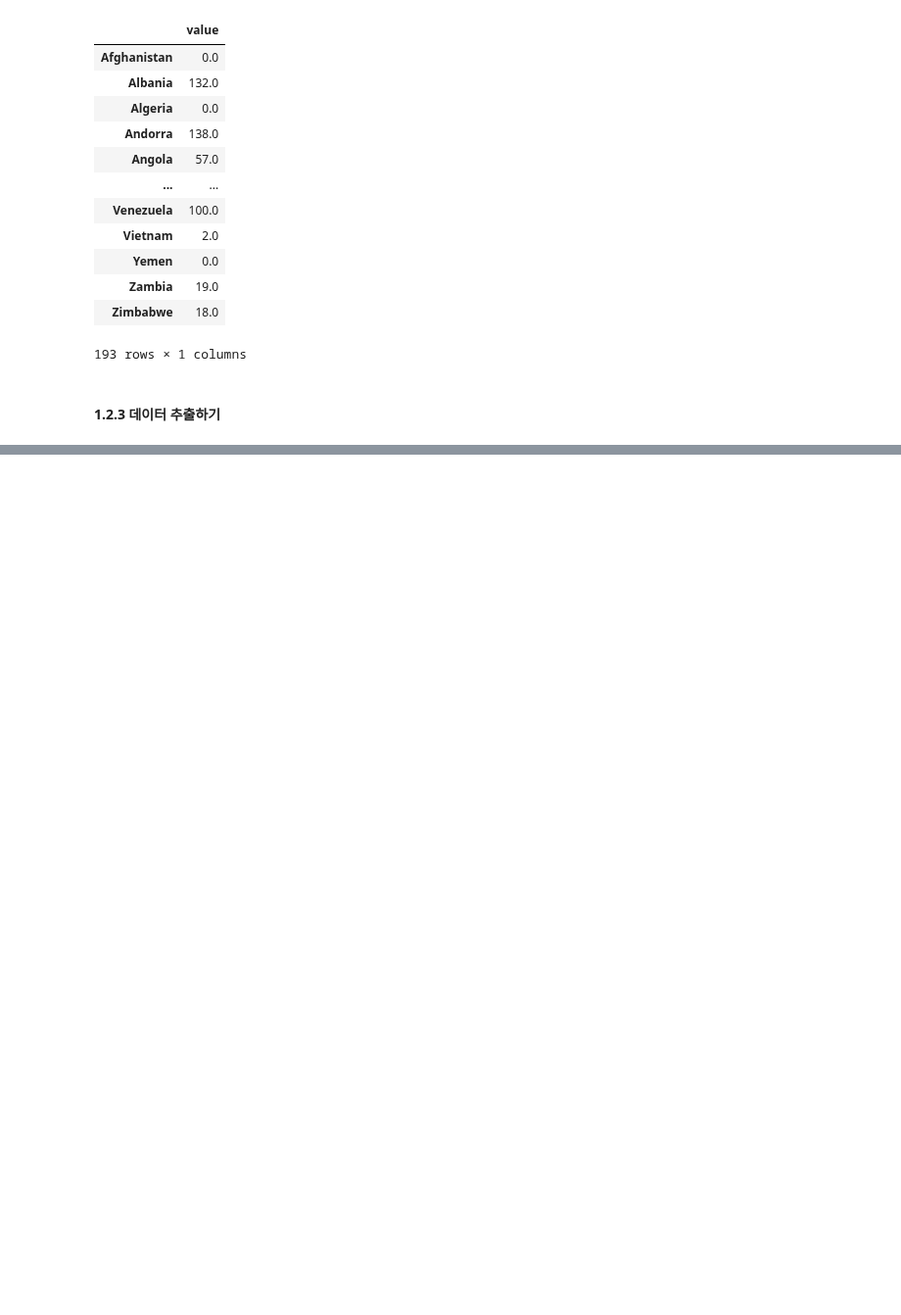
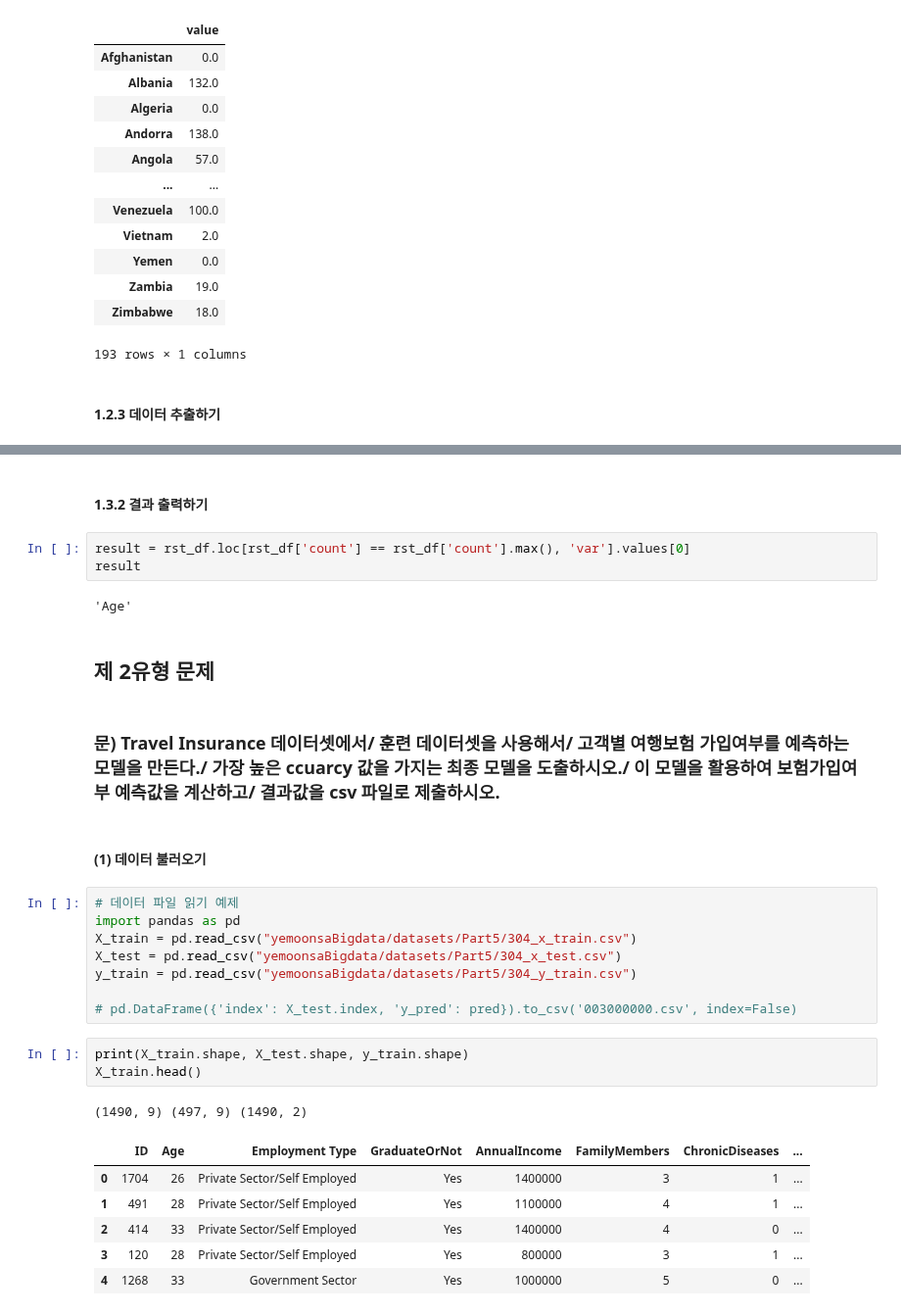
Before and after one commit to va4756/yemoon_bigdata_test, a Jupyter notebook: bigdata_예문_실전문제_example2.ipynb, the cells around one changed output, grey strips where cells are left out. Shown at 98% size. Saved outputs shown, nothing was run; the diff lists cells and outputs as text; blank space fills up the shorter version.

```diff
--- a/bigdata_예문_실전문제_example2.ipynb
+++ b/bigdata_예문_실전문제_example2.ipynb
@@ -648,0 +746,32 @@ df_2000_T
+# %% [markdown]
+#### 1.3.2 결과 출력하기
+# %%
+result = rst_df.loc[rst_df['count'] == rst_df['count'].max(), 'var'].values[0]
+result
+# %% [output]
+'Age'
+# %% [markdown]
+## 제 2유형 문제
+# %% [markdown]
+### 문) Travel Insurance 데이터셋에서/ 훈련 데이터셋을 사용해서/ 고객별 여행보험 가입여부를 예측하는 모델을 만든다./ 가장 높은 ccuarcy 값을 가지는 최종 모델을 도출하시오./ 이 모델을 활용하여 보험가입여부 예측값을 계산하고/ 결과값을 csv 파일로 제출하시오.
+# %% [markdown]
+#### (1) 데이터 불러오기
+# %%
+# 데이터 파일 읽기 예제
+import pandas as pd
+X_train = pd.read_csv("yemoonsaBigdata/datasets/Part5/304_x_train.csv")
+X_test = pd.read_csv("yemoonsaBigdata/datasets/Part5/304_x_test.csv")
+y_train = pd.read_csv("yemoonsaBigdata/datasets/Part5/304_y_train.csv")
+
+# pd.DataFrame({'index': X_test.index, 'y_pred': pred}).to_csv('003000000.csv', index=False)
+# %%
+print(X_train.shape, X_test.shape, y_train.shape)
+X_train.head()
+# %% [output]
+(1490, 9) (497, 9) (1490, 2)
+|  | ID | Age | Employment Type | GraduateOrNot | AnnualIncome | FamilyMembers | ChronicDiseases | ... |
+| 0 | 1704 | 26 | Private Sector/Self Employed | Yes | 1400000 | 3 | 1 | ... |
+| 1 | 491 | 28 | Private Sector/Self Employed | Yes | 1100000 | 4 | 1 | ... |
+| 2 | 414 | 33 | Private Sector/Self Employed | Yes | 1400000 | 4 | 0 | ... |
+| 3 | 120 | 28 | Private Sector/Self Employed | Yes | 800000 | 3 | 1 | ... |
+| 4 | 1268 | 33 | Government Sector | Yes | 1000000 | 5 | 0 | ... |
```
Also changed, not shown: parts of 27 cells of this notebook.
